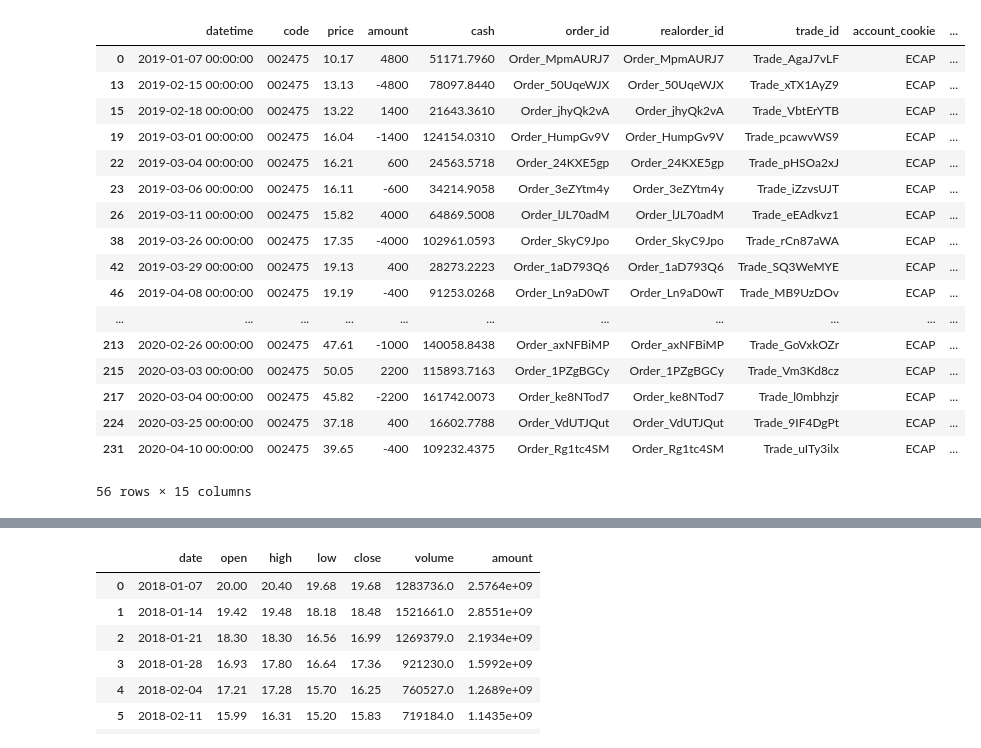
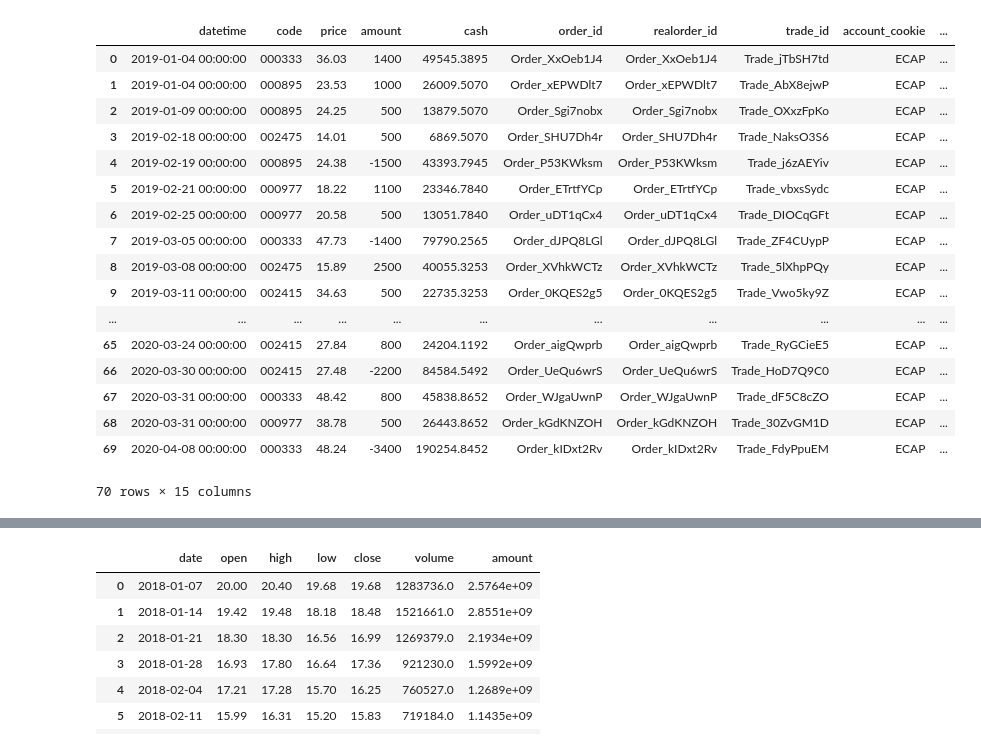
Before and after one commit to mildone/strategy, a Jupyter notebook: bt.ipynb, the cells around one changed output, grey strips where cells are left out. Drawn from its saved outputs; the diff is of its cells as text; code cells hidden in the pictures.

```diff
--- a/bt.ipynb
+++ b/bt.ipynb
@@ -1355,21 +1574,22 @@ TypeError: reset_index() got an unexpected keyword argument 'inplace'
 # %%
-Account.history_table[Account.history_table.code=='002475']
+Account.history_table
+#Account.history_table[Account.history_table.code=='000895']
 # %% [output]
 |  | datetime | code | price | amount | cash | order_id | realorder_id | trade_id | account_cookie | ... |
-| 0 | 2019-01-07 00:00:00 | 002475 | 10.17 | 4800 | 51171.7960 | Order_MpmAURJ7 | Order_MpmAURJ7 | Trade_AgaJ7vLF | ECAP | ... |
-| 13 | 2019-02-15 00:00:00 | 002475 | 13.13 | -4800 | 78097.8440 | Order_50UqeWJX | Order_50UqeWJX | Trade_xTX1AyZ9 | ECAP | ... |
-| 15 | 2019-02-18 00:00:00 | 002475 | 13.22 | 1400 | 21643.3610 | Order_jhyQk2vA | Order_jhyQk2vA | Trade_VbtErYTB | ECAP | ... |
-| 19 | 2019-03-01 00:00:00 | 002475 | 16.04 | -1400 | 124154.0310 | Order_HumpGv9V | Order_HumpGv9V | Trade_pcawvWS9 | ECAP | ... |
-| 22 | 2019-03-04 00:00:00 | 002475 | 16.21 | 600 | 24563.5718 | Order_24KXE5gp | Order_24KXE5gp | Trade_pHSOa2xJ | ECAP | ... |
-| 23 | 2019-03-06 00:00:00 | 002475 | 16.11 | -600 | 34214.9058 | Order_3eZYtm4y | Order_3eZYtm4y | Trade_iZzvsUJT | ECAP | ... |
-| 26 | 2019-03-11 00:00:00 | 002475 | 15.82 | 4000 | 64869.5008 | Order_lJL70adM | Order_lJL70adM | Trade_eEAdkvz1 | ECAP | ... |
-| 38 | 2019-03-26 00:00:00 | 002475 | 17.35 | -4000 | 102961.0593 | Order_SkyC9Jpo | Order_SkyC9Jpo | Trade_rCn87aWA | ECAP | ... |
-| 42 | 2019-03-29 00:00:00 | 002475 | 19.13 | 400 | 28273.2223 | Order_1aD793Q6 | Order_1aD793Q6 | Trade_SQ3WeMYE | ECAP | ... |
-| 46 | 2019-04-08 00:00:00 | 002475 | 19.19 | -400 | 91253.0268 | Order_Ln9aD0wT | Order_Ln9aD0wT | Trade_MB9UzDOv | ECAP | ... |
+| 0 | 2019-01-04 00:00:00 | 000333 | 36.03 | 1400 | 49545.3895 | Order_XxOeb1J4 | Order_XxOeb1J4 | Trade_jTbSH7td | ECAP | ... |
+| 1 | 2019-01-04 00:00:00 | 000895 | 23.53 | 1000 | 26009.5070 | Order_xEPWDlt7 | Order_xEPWDlt7 | Trade_AbX8ejwP | ECAP | ... |
+| 2 | 2019-01-09 00:00:00 | 000895 | 24.25 | 500 | 13879.5070 | Order_Sgi7nobx | Order_Sgi7nobx | Trade_OXxzFpKo | ECAP | ... |
+| 3 | 2019-02-18 00:00:00 | 002475 | 14.01 | 500 | 6869.5070 | Order_SHU7Dh4r | Order_SHU7Dh4r | Trade_NaksO3S6 | ECAP | ... |
+| 4 | 2019-02-19 00:00:00 | 000895 | 24.38 | -1500 | 43393.7945 | Order_P53KWksm | Order_P53KWksm | Trade_j6zAEYiv | ECAP | ... |
+| 5 | 2019-02-21 00:00:00 | 000977 | 18.22 | 1100 | 23346.7840 | Order_ETrtfYCp | Order_ETrtfYCp | Trade_vbxsSydc | ECAP | ... |
+| 6 | 2019-02-25 00:00:00 | 000977 | 20.58 | 500 | 13051.7840 | Order_uDT1qCx4 | Order_uDT1qCx4 | Trade_DIOCqGFt | ECAP | ... |
+| 7 | 2019-03-05 00:00:00 | 000333 | 47.73 | -1400 | 79790.2565 | Order_dJPQ8LGl | Order_dJPQ8LGl | Trade_ZF4CUypP | ECAP | ... |
+| 8 | 2019-03-08 00:00:00 | 002475 | 15.89 | 2500 | 40055.3253 | Order_XVhkWCTz | Order_XVhkWCTz | Trade_5lXhpPQy | ECAP | ... |
+| 9 | 2019-03-11 00:00:00 | 002415 | 34.63 | 500 | 22735.3253 | Order_0KQES2g5 | Order_0KQES2g5 | Trade_Vwo5ky9Z | ECAP | ... |
 | ... | ... | ... | ... | ... | ... | ... | ... | ... | ... | ... |
-| 213 | 2020-02-26 00:00:00 | 002475 | 47.61 | -1000 | 140058.8438 | Order_axNFBiMP | Order_axNFBiMP | Trade_GoVxkOZr | ECAP | ... |
-| 215 | 2020-03-03 00:00:00 | 002475 | 50.05 | 2200 | 115893.7163 | Order_1PZgBGCy | Order_1PZgBGCy | Trade_Vm3Kd8cz | ECAP | ... |
-| 217 | 2020-03-04 00:00:00 | 002475 | 45.82 | -2200 | 161742.0073 | Order_ke8NTod7 | Order_ke8NTod7 | Trade_l0mbhzjr | ECAP | ... |
-| 224 | 2020-03-25 00:00:00 | 002475 | 37.18 | 400 | 16602.7788 | Order_VdUTJQut | Order_VdUTJQut | Trade_9IF4DgPt | ECAP | ... |
-| 231 | 2020-04-10 00:00:00 | 002475 | 39.65 | -400 | 109232.4375 | Order_Rg1tc4SM | Order_Rg1tc4SM | Trade_uITy3ilx | ECAP | ... |
+| 65 | 2020-03-24 00:00:00 | 002415 | 27.84 | 800 | 24204.1192 | Order_aigQwprb | Order_aigQwprb | Trade_RyGCieE5 | ECAP | ... |
+| 66 | 2020-03-30 00:00:00 | 002415 | 27.48 | -2200 | 84584.5492 | Order_UeQu6wrS | Order_UeQu6wrS | Trade_HoD7Q9C0 | ECAP | ... |
+| 67 | 2020-03-31 00:00:00 | 000333 | 48.42 | 800 | 45838.8652 | Order_WJgaUwnP | Order_WJgaUwnP | Trade_dF5C8cZO | ECAP | ... |
+| 68 | 2020-03-31 00:00:00 | 000977 | 38.78 | 500 | 26443.8652 | Order_kGdKNZOH | Order_kGdKNZOH | Trade_30ZvGM1D | ECAP | ... |
+| 69 | 2020-04-08 00:00:00 | 000333 | 48.24 | -3400 | 190254.8452 | Order_kIDxt2Rv | Order_kIDxt2Rv | Trade_FdyPpuEM | ECAP | ... |
-56 rows × 15 columns
+70 rows × 15 columns
```
Also changed, not shown: parts of 17 cells of this notebook, 1 other file.
